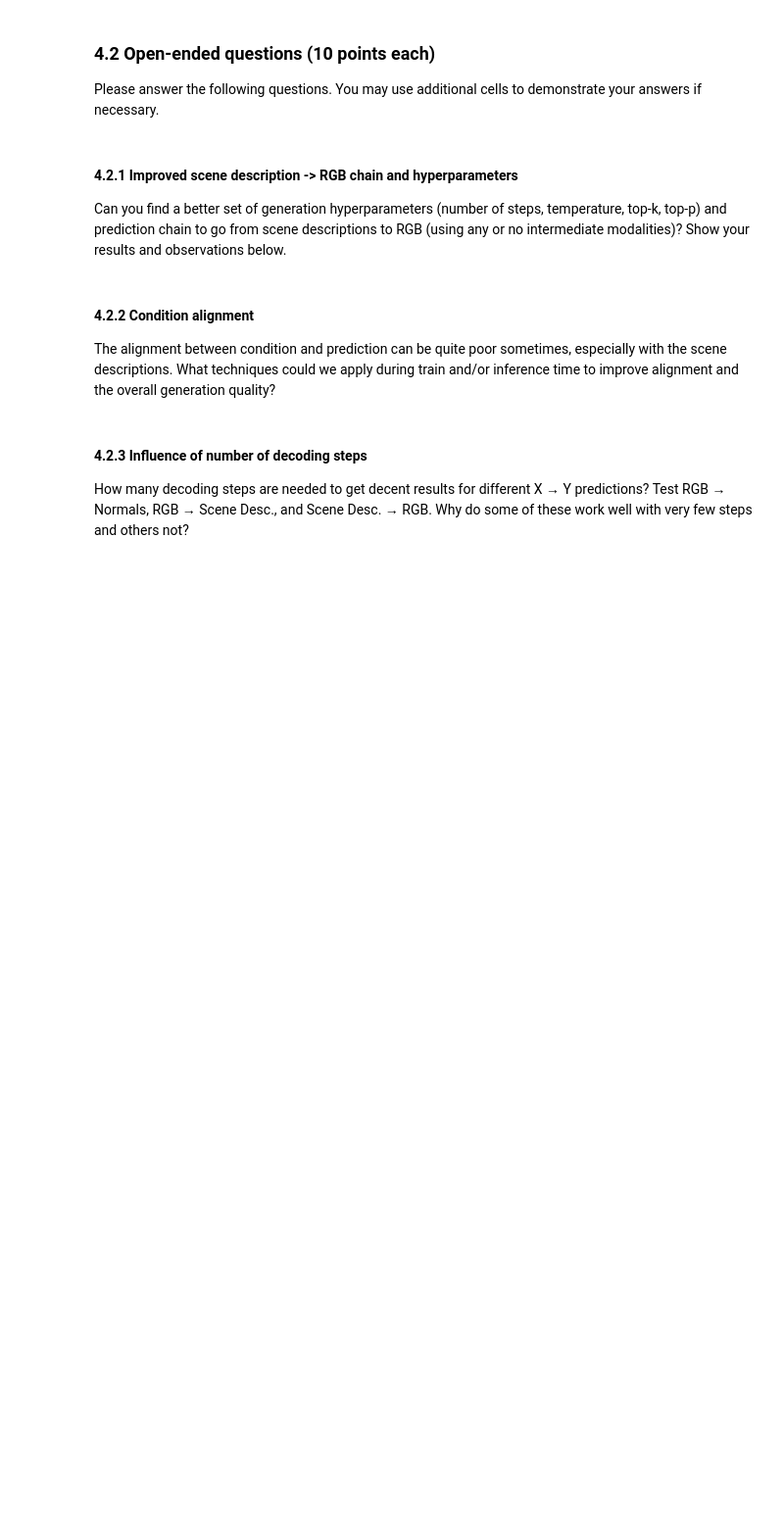
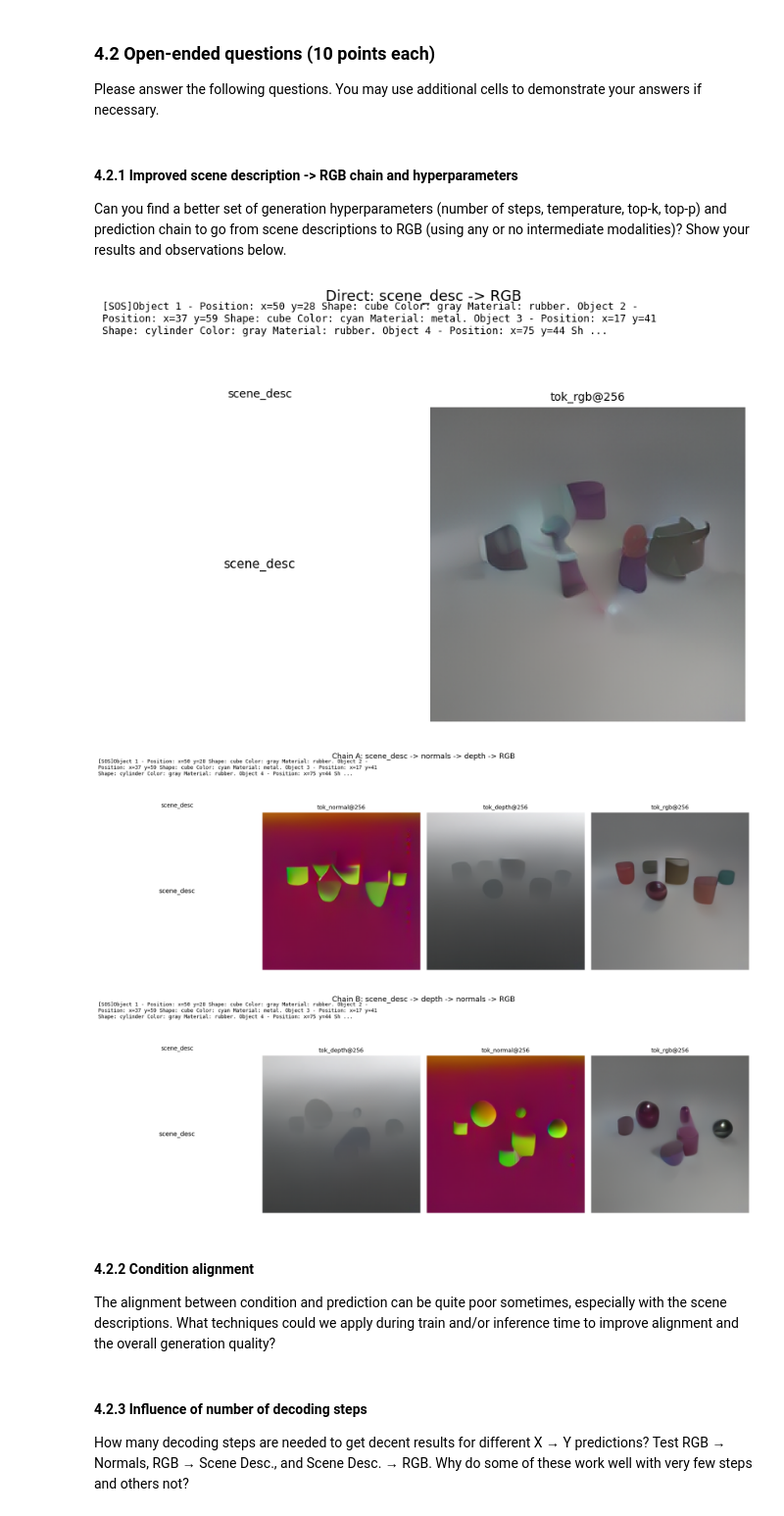
Before and after one commit to Gauthier7411/com-304-FM-project-2026, a Jupyter notebook: nano4M/notebooks/COM304_FM_part3_nano4M.ipynb, the cells around one changed output. Shown at 98% size. Saved outputs shown, nothing was run; the diff lists cells and outputs as text; code cells hidden in the pictures; blank space fills up the shorter version.

```diff
--- a/nano4M/notebooks/COM304_FM_part3_nano4M.ipynb
+++ b/nano4M/notebooks/COM304_FM_part3_nano4M.ipynb
@@ -729,3 +826,26 @@ Can you find a better set of generation hyperparameters (number of steps, temper
+# %%
+chains = {
+    "Direct: scene_desc -> RGB": [
+        {"target_mod": "tok_rgb@256", "num_steps": 128, "temp": 0.8, "top_p": 0.9, "top_k": 0},
+    ],
+    "Chain A: scene_desc -> normals -> depth -> RGB": [
+        {"target_mod": "tok_normal@256", "num_steps": 96, "temp": 0.7, "top_p": 0.9, "top_k": 0},
+        {"target_mod": "tok_depth@256",  "num_steps": 24, "temp": 0.5, "top_p": 0.9, "top_k": 0},
+        {"target_mod": "tok_rgb@256",    "num_steps": 48, "temp": 0.4, "top_p": 0.9, "top_k": 0},
+    ],
+    "Chain B: scene_desc -> depth -> normals -> RGB": [
+        {"target_mod": "tok_depth@256",  "num_steps": 96, "temp": 0.7, "top_p": 0.9, "top_k": 0},
+        {"target_mod": "tok_normal@256", "num_steps": 24, "temp": 0.5, "top_p": 0.9, "top_k": 0},
+        {"target_mod": "tok_rgb@256",    "num_steps": 48, "temp": 0.4, "top_p": 0.9, "top_k": 0},
+    ],
+}
+
+for name, chain in chains.items():
+    run_chain_pretty(sample_idx, "scene_desc", chain, name)
+# %% [output]
+[figure, added]
+[figure, added]
+[figure, added]
 # %% [markdown]
 #### 4.2.2 Condition alignment
 
```
Also changed, not shown: parts of 16 cells of this notebook.
